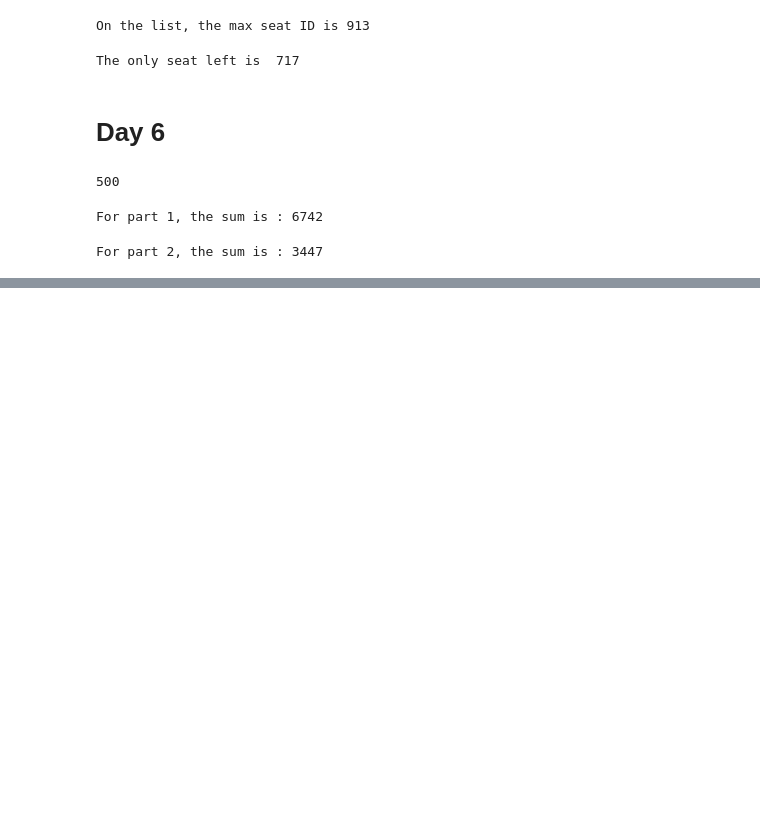
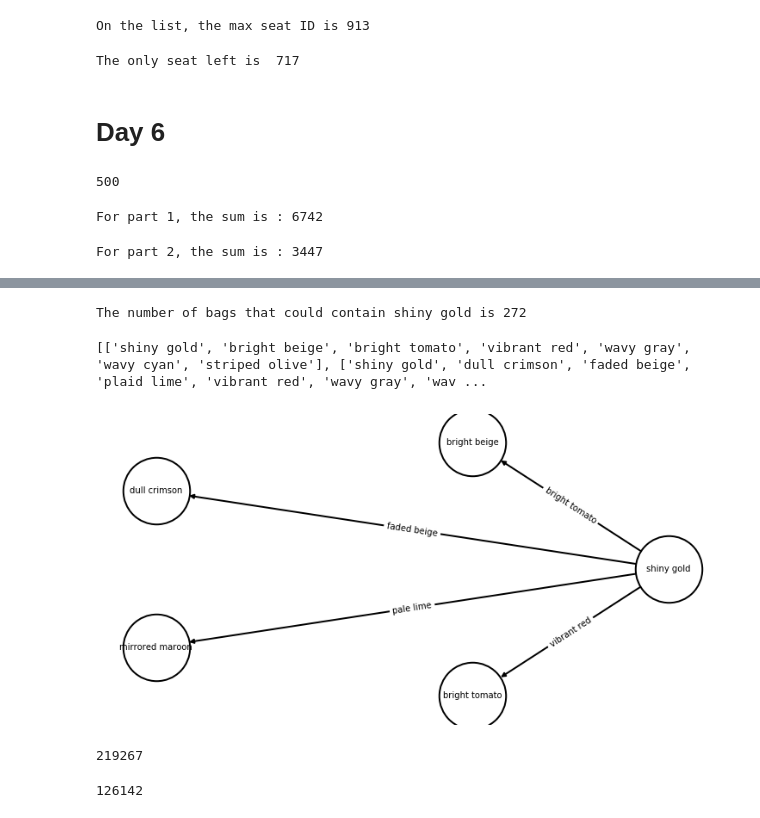
Before and after one commit to Jeremynadal33/adventofcode2020, a Jupyter notebook: adventofcode2020.ipynb, the cells around one changed output, grey strips where cells are left out. Saved outputs shown, nothing was run; the diff lists cells and outputs as text; code cells hidden in the pictures; blank space fills up the shorter version.

```diff
--- a/adventofcode2020.ipynb
+++ b/adventofcode2020.ipynb
@@ -377,0 +417,9 @@ For part 2, the sum is : 3447
+# %%
+colors = []
+
+for rule in rules :
+    rule = rule.split(' ')
+    print(rule)
+    for word in range(len(rule)) :
+        if 'bag' in rule[word] :
+            colors.append(rule[word-2]+' '+rule[word-1])
@@ -377,0 +470,19 @@ For part 2, the sum is : 3447
+# %%
+# Array containing all edges of the graphs -> easier to include weights
+edges = []
+
+for rule in rules :
+    rule = rule.split(' ')
+    container = ''
+    colors_bags = []
+    numbers_bags = []
+    for word in range(len(rule)) :
+        if 'bag' in rule[word] :
+            if container == '':
+                container = rule[word-2]+' '+rule[word-1]
+            elif rule[word-2]+' '+rule[word-1] == 'no other' :
+                pass
+            else :
+                color = rule[word-2]+' '+rule[word-1]
+                number = rule[word-3]
+                edges.append( [container, color, number] )
@@ -377,0 +591,47 @@ For part 2, the sum is : 3447
+# %%
+G = create_graph_from_array(edges)
+#G.add_edge('dark blue', 'copain', weight= 2)
+#display_graph(G)
+# %%
+bag = 'shiny gold'
+
+paths = get_paths_to(G, bag)
+all_bags_in_paths =  [item for sublist in paths for item in sublist]
+unique_bags = np.unique(all_bags_in_paths) # contains the bag of interest !
+if unique_bags.shape[0]-1 >0 :
+    num_containers = unique_bags.shape[0]-1
+else :
+    num_containers = 0
+print('The number of bags that could contain {} is {}'.format(bag,num_containers))
+# %% [output]
+The number of bags that could contain shiny gold is 272
+# %%
+bag = 'shiny gold'
+
+paths = get_paths_from(G, bag)
+weights = [path_to_weights(G, path) for path in paths]
+
+
+print( paths)
+# %% [output]
+[['shiny gold', 'bright beige', 'bright tomato', 'vibrant red', 'wavy gray', 'wavy cyan', 'striped olive'], ['shiny gold', 'dull crimson', 'faded beige', 'plaid lime', 'vibrant red', 'wavy gray', 'wav ...
+# %%
+test = create_graph_from_array(paths)
+display_graph(test)
+# %% [output]
+[figure, added]
+# %%
+summ = 0
+for path in paths:
+    summ += path_to_number_of_bags(G, path)
+print(summ)
+# %% [output]
+219267
+# %%
+doubled_summ = 0
+for path in doubled_paths(paths) :
+    doubled_summ += path_to_number_of_bags(G, path)
+
+print(doubled_summ)
+# %% [output]
+126142
```
Also changed, not shown: parts of 26 cells of this notebook, 4 other files.
